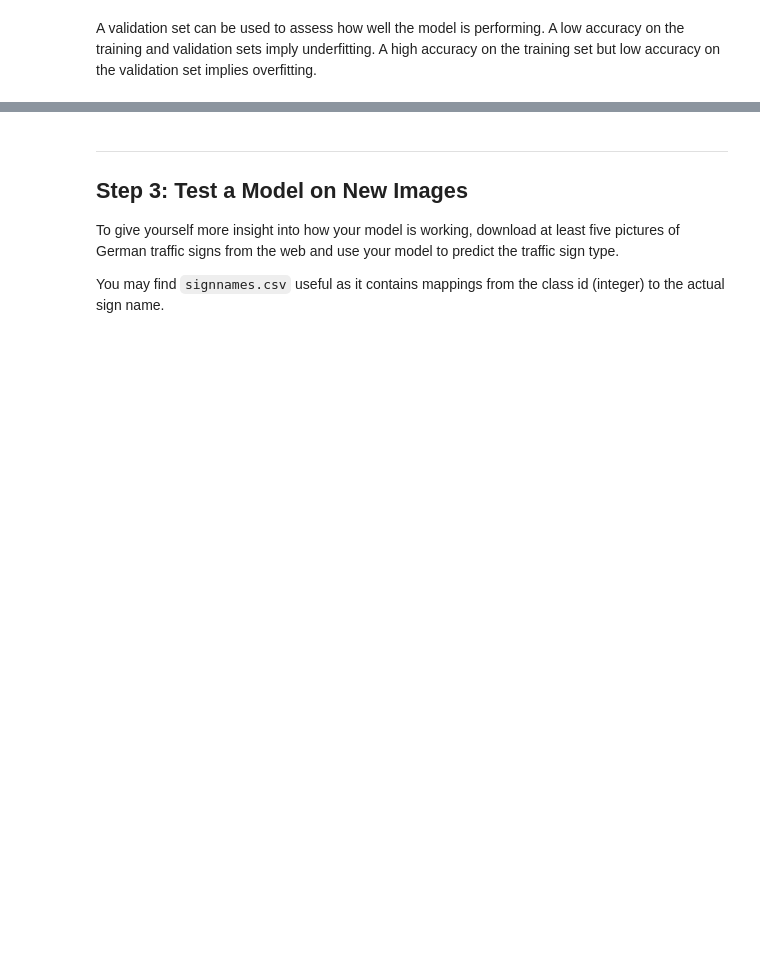
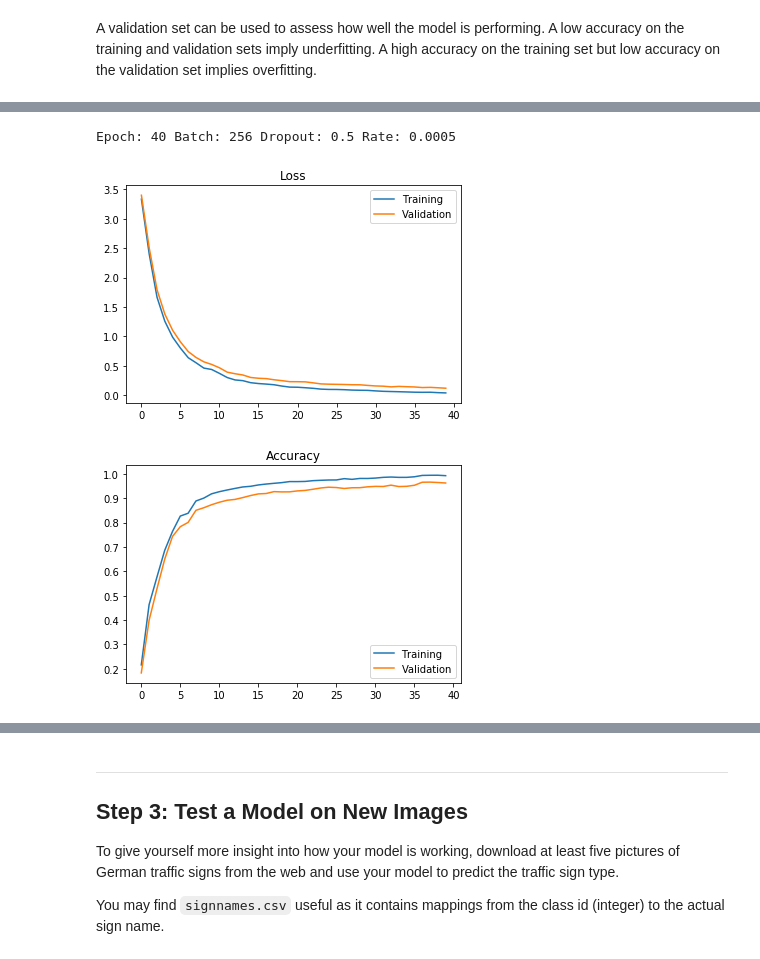
Before and after one commit to TrunksLegendary/Udacity-SDCE-CarND-Traffic-Sign-Classifier-Project, a Jupyter notebook: Udacity-SDCE-CarND-Traffic-Sign-Classifier-Project.ipynb, the cells around one changed output, grey strips where cells are left out. Drawn from its saved outputs; the diff is of its cells as text; code cells hidden in the pictures; blank space fills up the shorter version.

```diff
--- a/Udacity-SDCE-CarND-Traffic-Sign-Classifier-Project.ipynb
+++ b/Udacity-SDCE-CarND-Traffic-Sign-Classifier-Project.ipynb
@@ -373,19 +389,23 @@ Training...
 # %%
     print()
     print("Epoch:", EPOCHS, "Batch:", BATCH_SIZE, "Dropout:", dropout, "Rate:", rate)
 
-    # show loss plot
-    plt.plot(train_loss_list, label="training")
-    plt.plot(valid_loss_list, label="validation")
+    # loss Chart
+    plt.plot(train_loss_list, label="Training")
+    plt.plot(valid_loss_list, label="Validation")
     plt.legend()
-    plt.title("loss")
+    plt.title("Loss")
     plt.show()
 
-    # show accuracy plot
-    plt.plot(train_acc_list, label="training")
-    plt.plot(valid_acc_list, label="validation")
+    # Accuracy Chart
+    plt.plot(train_acc_list, label="Training")
+    plt.plot(valid_acc_list, label="Validation")
     plt.legend()
-    plt.title("accuracy")
+    plt.title("Accuracy")
     plt.show()
+# %% [output]
+Epoch: 40 Batch: 256 Dropout: 0.5 Rate: 0.0005
+[figure, added]
+[figure, added]
 # %%
 print (valid_loss)
```
Also changed, not shown: parts of 7 cells of this notebook, 11 other files.
